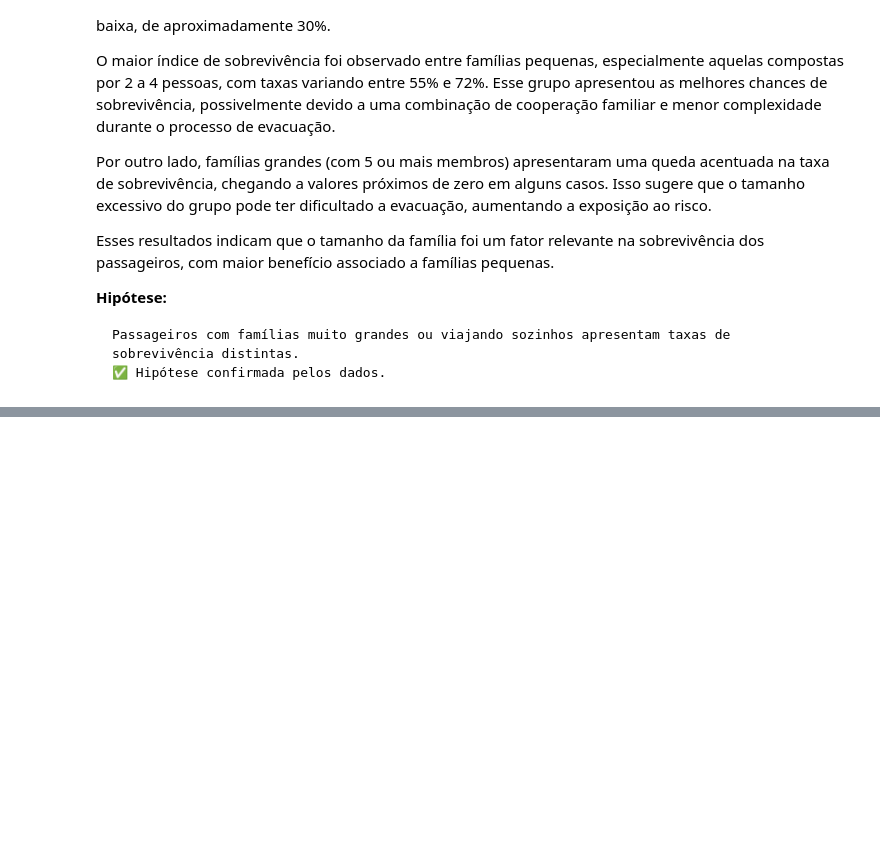
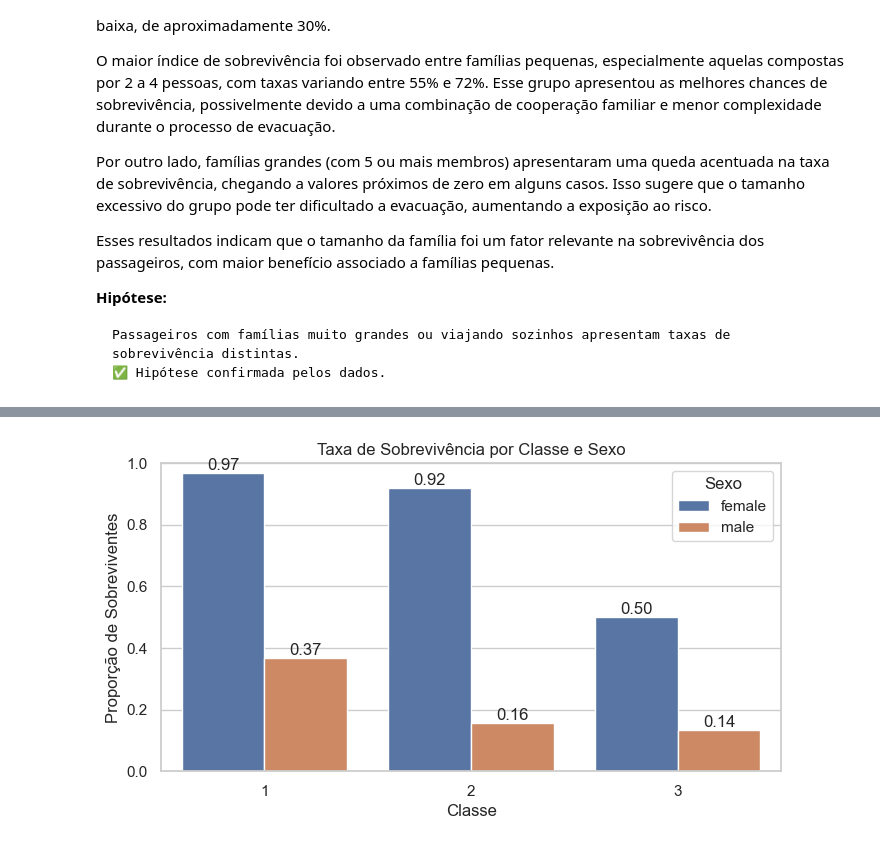
Before and after one commit to wellitonrocha/data_science_journey, a Jupyter notebook: Semana03_Python_Titanic/titanic_analysis.ipynb, the cells around one changed output, grey strips where cells are left out. Saved outputs shown, nothing was run; the diff lists cells and outputs as text; code cells hidden in the pictures; blank space fills up the shorter version.

Commit message:
Semana 03 | Dia 4: análises combinadas e síntese das hipóteses

```diff
--- a/Semana03_Python_Titanic/titanic_analysis.ipynb
+++ b/Semana03_Python_Titanic/titanic_analysis.ipynb
@@ -633,0 +645,9 @@ Passageiros com famílias muito grandes ou viajando sozinhos apresentam taxas de
+# %%
+# Taxa de sobrevivência por classe e sexo
+survival_by_class_sex = (
+    df.groupby(["Pclass", "Sex"])["Survived"]
+    .mean()
+    .reset_index()
+)
+
+survival_by_class_sex
@@ -633,0 +662,23 @@ Passageiros com famílias muito grandes ou viajando sozinhos apresentam taxas de
+# %%
+# Visualização combinada
+plt.figure(figsize=(8,4))
+
+ax = sns.barplot(
+    data=survival_by_class_sex,
+    x="Pclass",
+    y="Survived",
+    hue="Sex"
+)
+
+plt.title("Taxa de Sobrevivência por Classe e Sexo")
+plt.xlabel("Classe")
+plt.ylabel("Proporção de Sobreviventes")
+plt.ylim(0, 1)
+plt.legend(title="Sexo")
+
+for container in ax.containers:
+    ax.bar_label(container, fmt="%.2f")
+
+plt.show()
+# %% [output]
+[figure, added]
```
Also changed, not shown: parts of 24 cells of this notebook, 1 other file.
